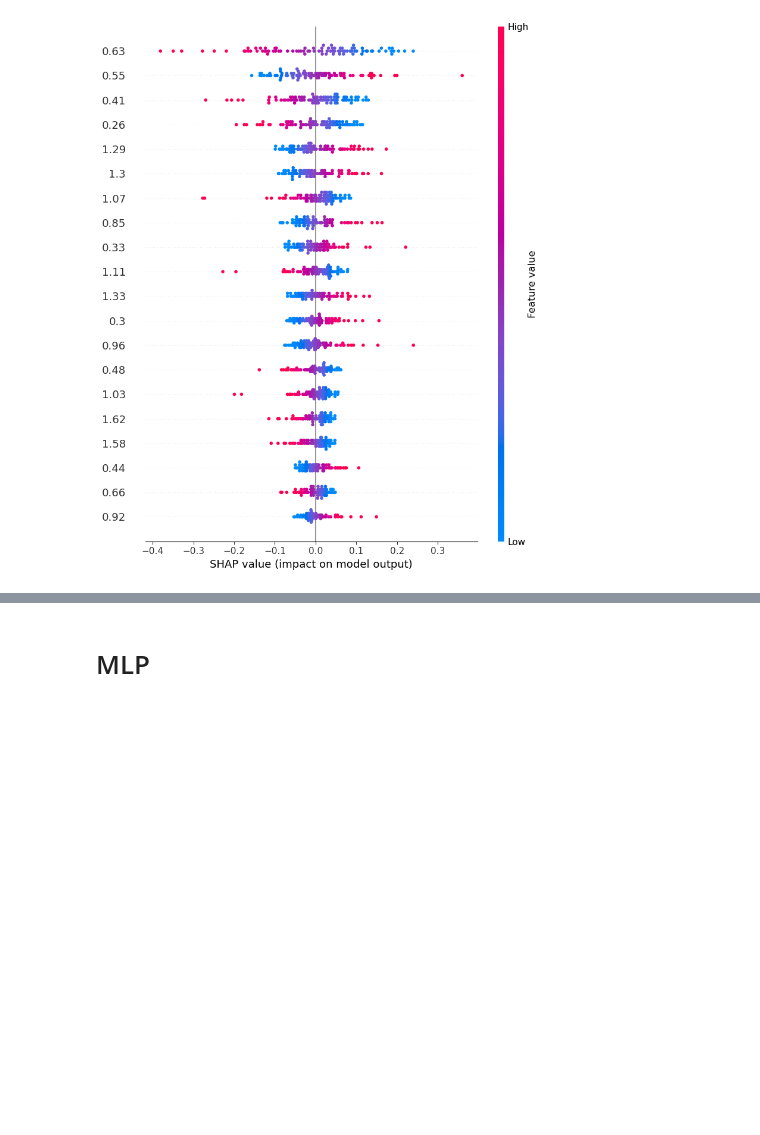
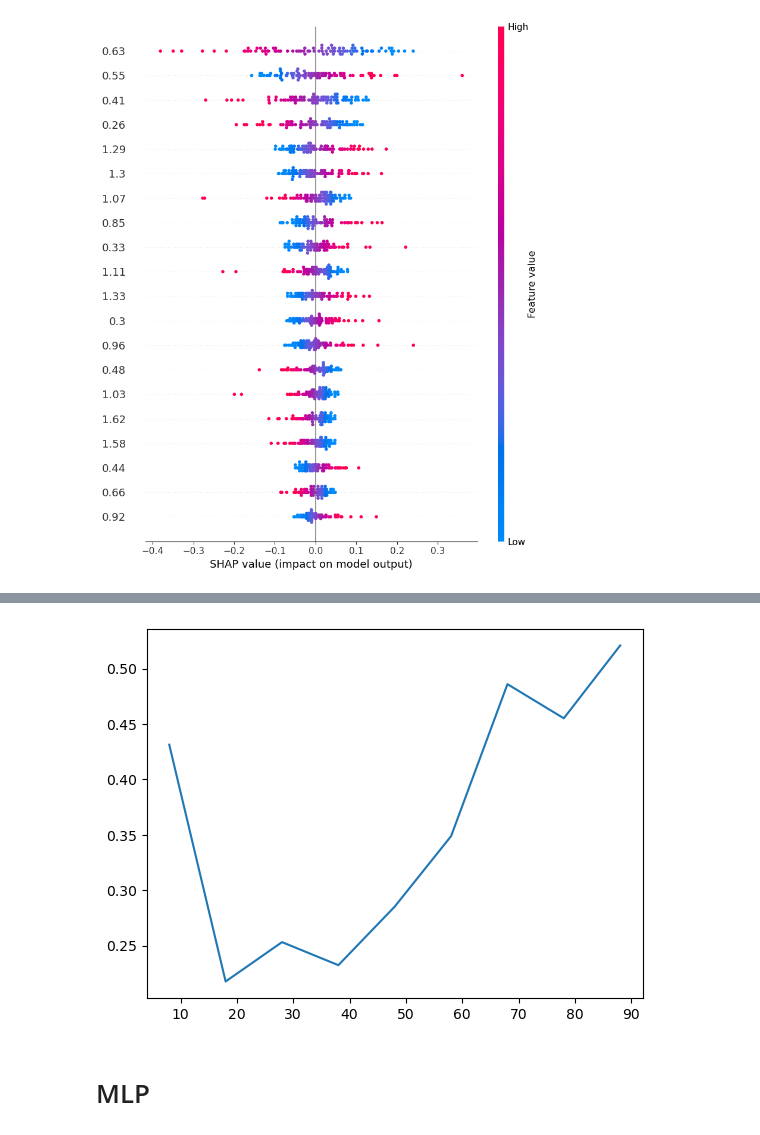
Before and after one commit to AndreaLaGrotteria/scrap, a Jupyter notebook: Data Analysis v2.ipynb, the cells around one changed output, grey strips where cells are left out. Saved outputs shown, nothing was run; the diff lists cells and outputs as text; code cells hidden in the pictures; blank space fills up the shorter version.

Commit message:
adds FACK analysis

```diff
--- a/Data Analysis v2.ipynb
+++ b/Data Analysis v2.ipynb
@@ -443,3 +528,32 @@ shap.summary_plot(shap_values[:,:-6], X.iloc[:, :-6])
 # %% [output]
 [figure]
 [figure]
+# %%
+points = [88,78,68,58,48,38,28,18,8]
+MSE_points = []
+
+for i in points:
+    n_points_cluster1 = i
+    df_with_clusters = FACK(data_to_cluster, n_points_cluster1)
+    df['clusters'] = df_with_clusters['new_cluster']
+
+    X_1 = df[df['clusters']==1].iloc[:,:-2]
+    # X_2 = df[df['clusters']==2].iloc[:,:-2]
+    y_1 = df[df['clusters']==1].iloc[:,-2]
+    # y_2 = df[df['clusters']==2].iloc[:,-1]
+
+    lin_reg = Ridge(**best_params)
+    lin_reg.fit(X_1, y_1)
+    print(X_1.shape)
+
+    y_pred_test2 = lin_reg.predict(X_test2)
+    # y_pred_test2 = lin_reg.predict(X_test2)
+
+    mse_i = mean_squared_error(y_test2, y_pred_test2)
+
+    MSE_points.append(mse_i)
+
+    print(i, mse_i)
+    # MSE_Test_RIDGE2 = mean_squared_error(y_test2, y_pred_test2)
+
+mplot = plt.plot(points,MSE_points)
@@ -446,3 +579,7 @@ shap.summary_plot(shap_values[:,:-6], X.iloc[:, :-6])
+# %%
+mplot = plt.plot(points,MSE_points)
+# %% [output]
+[figure, added]
 # %% [markdown]
 # MLP
 # %%
```
Also changed, not shown: parts of 4 cells of this notebook.
